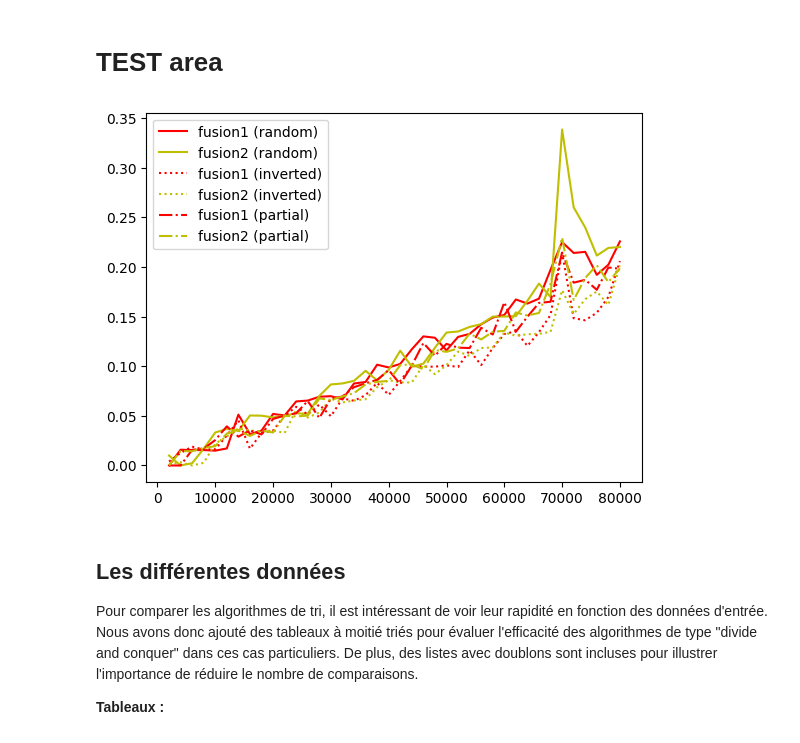
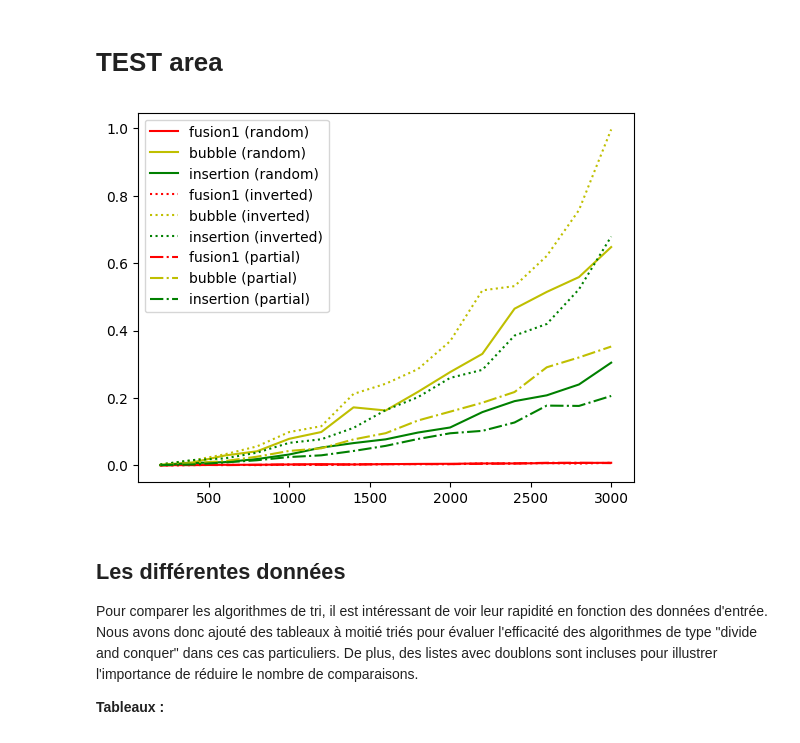
Before and after one commit to Nikoala4/IT4A, a Jupyter notebook: IT4A_Complexity_Project.ipynb, the cells around one changed output. Drawn from its saved outputs; the diff is of its cells as text; code cells hidden in the pictures.

```diff
--- a/IT4A_Complexity_Project.ipynb
+++ b/IT4A_Complexity_Project.ipynb
@@ -932,9 +944,9 @@ Par conséquent, dans un monde où l'efficacité informatique est cruciale pour
 # %% [markdown]
 # TEST area
 # %%
-executerTriConcurrence([merge_sort,merge_sort], ['fusion1','fusion2'], ['r', 'y', 'g', 'b'], nlist=40, nval=2000, surplace=True, liste=['random', 'inverted', 'partial'])
+executerTriConcurrence([merge_sort,bubble_sort_optimized,insertion_sort], ['fusion1','bubble','insertion'], ['r', 'y', 'g', 'b'], nlist=15, nval=200, surplace=True, liste=['random', 'inverted', 'partial'])
 # %% [output]
-[figure, old version]
+[figure, new version]
 # %% [markdown]
 ## Les différentes données
 
```
Also changed, not shown: parts of 11 cells of this notebook.
